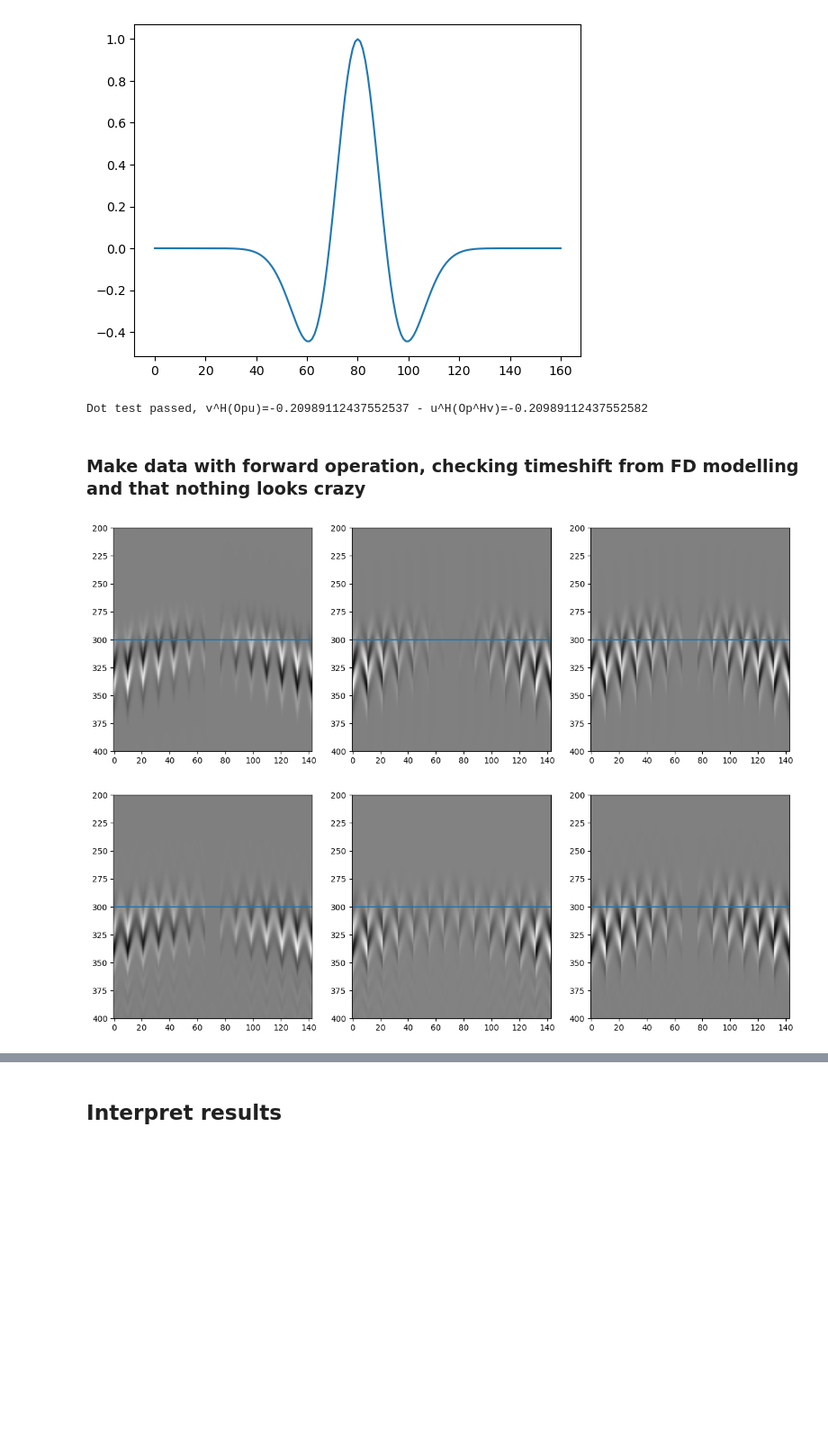
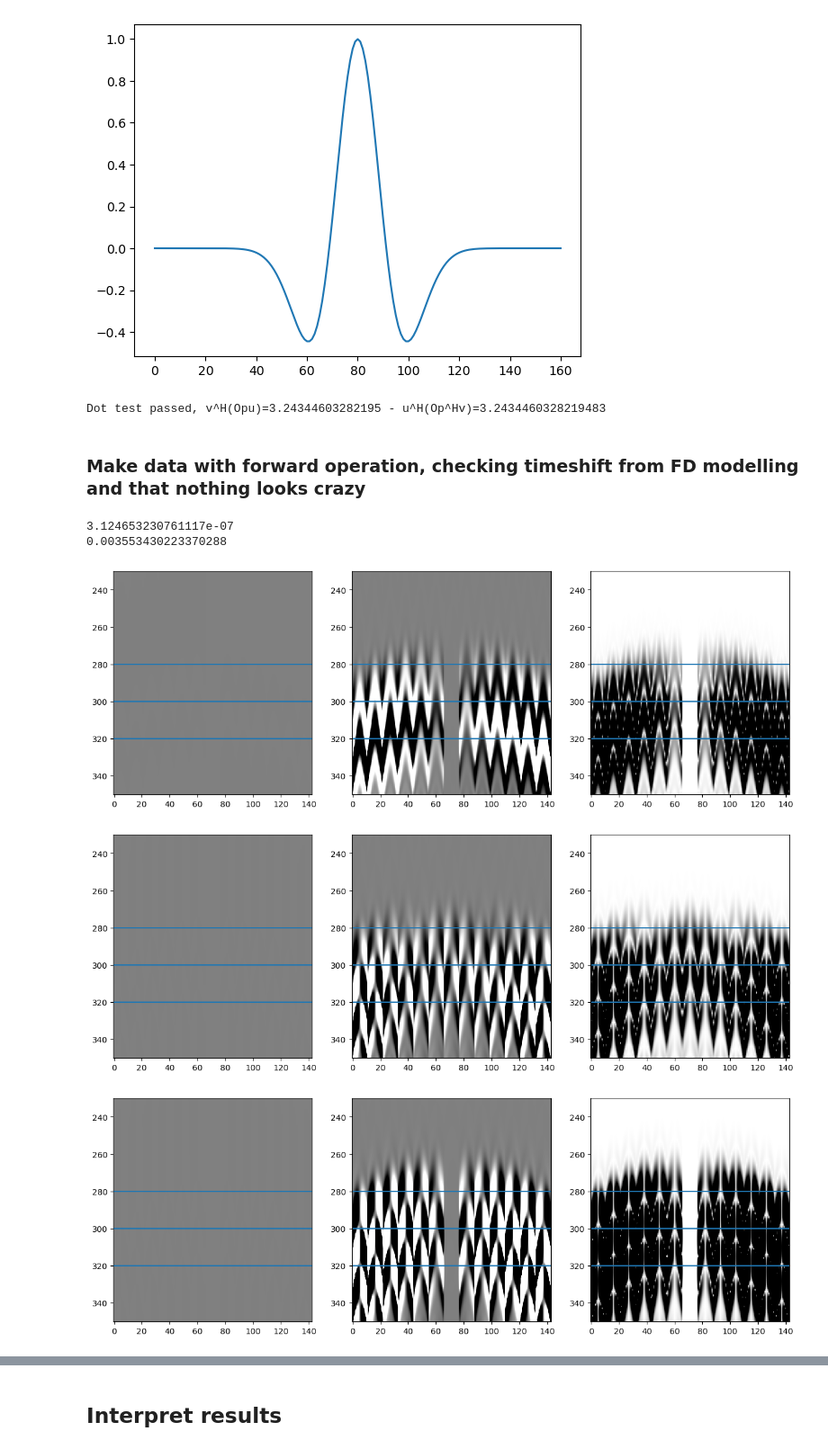
Before and after one commit to FraCSPy/FraCSPy, a Jupyter notebook: Notebooks/MTWI_Examples/MTWI_3Component_PWave_eFDHomo.ipynb, the cells around one changed output, grey strips where cells are left out. Shown: that part at 90% size. Drawn from its saved outputs; the diff is of its cells as text; code cells hidden in the pictures; blank space fills up the shorter version.

```diff
--- a/Notebooks/MTWI_Examples/MTWI_3Component_PWave_eFDHomo.ipynb
+++ b/Notebooks/MTWI_Examples/MTWI_3Component_PWave_eFDHomo.ipynb
@@ -74,9 +74,11 @@ t_shift = 167
 tdur = 500
 efd_scaler = np.max(abs(vz))
 
-vx = vx[:,t_shift:t_shift+tdur]*efd_scaler
-vy = vy[:,t_shift:t_shift+tdur]*efd_scaler
-vz = vz[:,t_shift:t_shift+tdur]*efd_scaler
+vx = vx[:,t_shift:t_shift+tdur]/efd_scaler
+vy = vy[:,t_shift:t_shift+tdur]/efd_scaler
+vz = vz[:,t_shift:t_shift+tdur]/efd_scaler
 
 print(np.max(vz))
+
+FD_data = np.array([vx,vy,vz])
 # %% [output]
@@ -193,17 +203,17 @@ Mstack_Op = multicomp_pwave_mtioperator(x=x[xsi:xfi],
                                         Gx=Gx,
                                         Gy=Gy,
                                         Gz=Gz,
-                                        Ms_scaling = 1e6,
+                                        Ms_scaling = 1e7,
                                         engine='numba'
                                         )
 # %% [output]
-Dot test passed, v^H(Opu)=-0.20989112437552537 - u^H(Op^Hv)=-0.20989112437552582
+Dot test passed, v^H(Opu)=3.24344603282195 - u^H(Op^Hv)=3.2434460328219483
 # %% [markdown]
 ### Make data with forward operation, checking timeshift from FD modelling and that nothing looks crazy
 # %%
 # Modelled MT
 MT_aoi = np.zeros([6, nx_aoi, ny_aoi, nz_aoi])  # MT components as images
-MT_selected = np.array([0,0,0,1,0,0]) #  np.array([1,1,1,0,0,0])
+MT_selected = -1 * np.array([0,0,0,1,0,0]) #  np.array([1,1,1,0,0,0])
 MT_aoi[:, nx_aoi//2, ny_aoi//2, nz_aoi//2] = MT_selected
 
 # Generated Data
@@ -212,18 +226,31 @@ data = data.reshape(3, nr, nt)
+# %%
+print(np.mean(abs(data)))
+print(np.mean(abs(FD_data)))
+# %% [output]
+3.124653230761117e-07
+0.003553430223370288
 # %%
 fig,axs = plt.subplots(1,3,figsize=[15,5])
-axs[0].imshow(data[0].reshape(-1, nt).T, aspect='auto',cmap='binary_r')
-axs[1].imshow(data[1].reshape(-1, nt).T, aspect='auto',cmap='binary_r')
-axs[2].imshow(data[2].reshape(-1, nt).T, aspect='auto',cmap='binary_r')
-for ax in axs: ax.axhline([300]), ax.set_ylim([400,200])
+axs[0].imshow(data[0].reshape(-1, nt).T, aspect='auto',cmap='binary_r', vmin=-1e-2, vmax=1e-2)
+axs[1].imshow(vx.T, aspect='auto',cmap='binary_r', vmin=-1e-2, vmax=1e-2)
+axs[2].imshow(abs(vx.T)-abs(data[0].reshape(-1, nt).T), aspect='auto',cmap='binary', vmin=0, vmax=1e-2)
+for ax in axs: ax.axhline([280]), ax.axhline([300]), ax.axhline([320]), ax.set_ylim([350,230])
 
 fig,axs = plt.subplots(1,3,figsize=[15,5])
-axs[0].imshow(vx.T, aspect='auto',cmap='binary_r')
-axs[1].imshow(vy.T, aspect='auto',cmap='binary_r')
-axs[2].imshow(vz.T, aspect='auto',cmap='binary_r')
-for ax in axs: ax.axhline([300]), ax.set_ylim([400,200])
+axs[0].imshow(data[1].reshape(-1, nt).T, aspect='auto',cmap='binary_r', vmin=-1e-2, vmax=1e-2)
+axs[1].imshow(vy.T, aspect='auto',cmap='binary_r', vmin=-1e-2, vmax=1e-2)
+axs[2].imshow(abs(vy.T)-abs(data[1].reshape(-1, nt).T), aspect='auto',cmap='binary', vmin=0, vmax=1e-2)
+for ax in axs: ax.axhline([280]), ax.axhline([300]), ax.axhline([320]), ax.set_ylim([350,230])
+
+fig,axs = plt.subplots(1,3,figsize=[15,5])
+axs[0].imshow(data[2].reshape(-1, nt).T, aspect='auto',cmap='binary_r', vmin=-1e-2, vmax=1e-2)
+axs[1].imshow(vz.T, aspect='auto',cmap='binary_r', vmin=-1e-2, vmax=1e-2)
+axs[2].imshow(abs(vz.T)-abs(data[2].reshape(-1, nt).T), aspect='auto',cmap='binary', vmin=0, vmax=1e-2)
+for ax in axs: ax.axhline([280]), ax.axhline([300]), ax.axhline([320]), ax.set_ylim([350,230])
 # %% [output]
-[figure, old version]
+[figure, new version]
-[figure, old version]
+[figure, new version]
+[figure, added]
 # %%
 nxyz=[nx_aoi, ny_aoi, nz_aoi]
 
```
Also changed, not shown: parts of 10 cells of this notebook, 6 other files.
